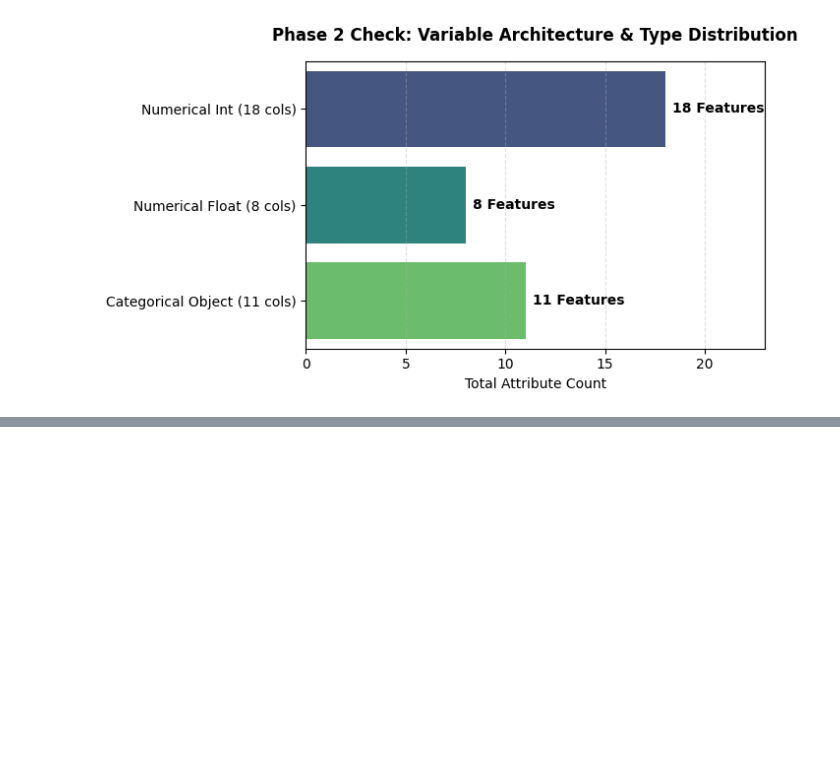
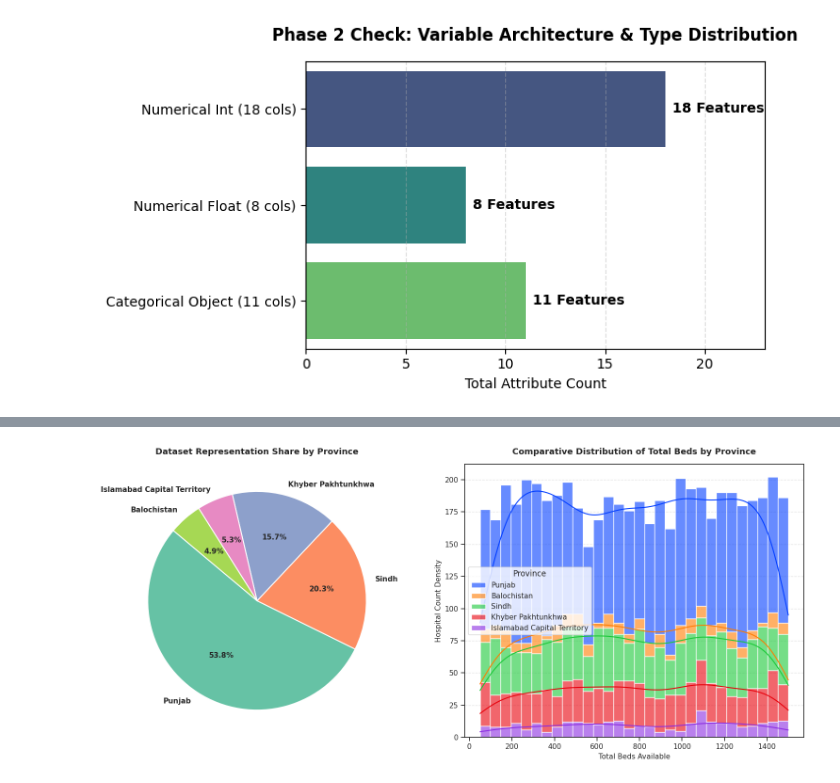
Before and after one commit to ANASSHAIKH-NOOB/AI-PROJECT, a Jupyter notebook: PROJECT.ipynb, the cells around one changed output, grey strips where cells are left out. Saved outputs shown, nothing was run; the diff lists cells and outputs as text; code cells hidden in the pictures; blank space fills up the shorter version.

```diff
--- a/PROJECT.ipynb
+++ b/PROJECT.ipynb
@@ -155,0 +262,49 @@ Data Type: float64 | Total Columns: 8
+# %%
+# Create a clean side-by-side canvas
+fig, axes = plt.subplots(1, 2, figsize=(16, 7))
+
+# ---------------------------------------------------------------------
+# VISUAL 5: Multi-Color Pie Chart (Dataset Representation by Province)
+# ---------------------------------------------------------------------
+# Count how many hospital records belong to each province
+province_counts = df['Province'].value_counts()
+
+# Set up an explicit, distinct color palette for each province
+pie_colors = sns.color_palette("Set2", len(province_counts))
+
+axes[0].pie(
+    province_counts,
+    labels=province_counts.index,
+    autopct='%1.1f%%',
+    startangle=140,
+    colors=pie_colors,
+    wedgeprops={'edgecolor': 'white', 'linewidth': 1.5, 'antialiased': True},
+    textprops={'fontsize': 11, 'fontweight': 'bold'}
+)
+axes[0].set_title("Dataset Representation Share by Province", fontsize=13, fontweight='bold', pad=15)
+
+# ---------------------------------------------------------------------
+# VISUAL 6: Multi-Color Comparative Histogram (Bed Distributions)
+# ---------------------------------------------------------------------
+# Plotting bed distributions across provinces using a density-overlay histogram
+sns.histplot(
+    data=df,
+    x='Total_Beds',
+    hue='Province',
+    multiple='stack',   # Stacks the colors so you can compare volumes easily
+    palette='bright',   # Vibrant distinct coloring
+    kde=True,           # Adds kernel density estimation lines to show distribution shapes
+    ax=axes[1],
+    bins=30,
+    alpha=0.6
+)
+axes[1].set_title("Comparative Distribution of Total Beds by Province", fontsize=13, fontweight='bold', pad=15)
+axes[1].set_xlabel("Total Beds Available", fontsize=11)
+axes[1].set_ylabel("Hospital Count Density", fontsize=11)
+axes[1].grid(axis='y', linestyle='--', alpha=0.5)
+
+# Optimize spacing across your Colab interface
+plt.tight_layout()
+plt.show()
+# %% [output]
+[figure, added]
```
Also changed, not shown: parts of 4 cells of this notebook.
